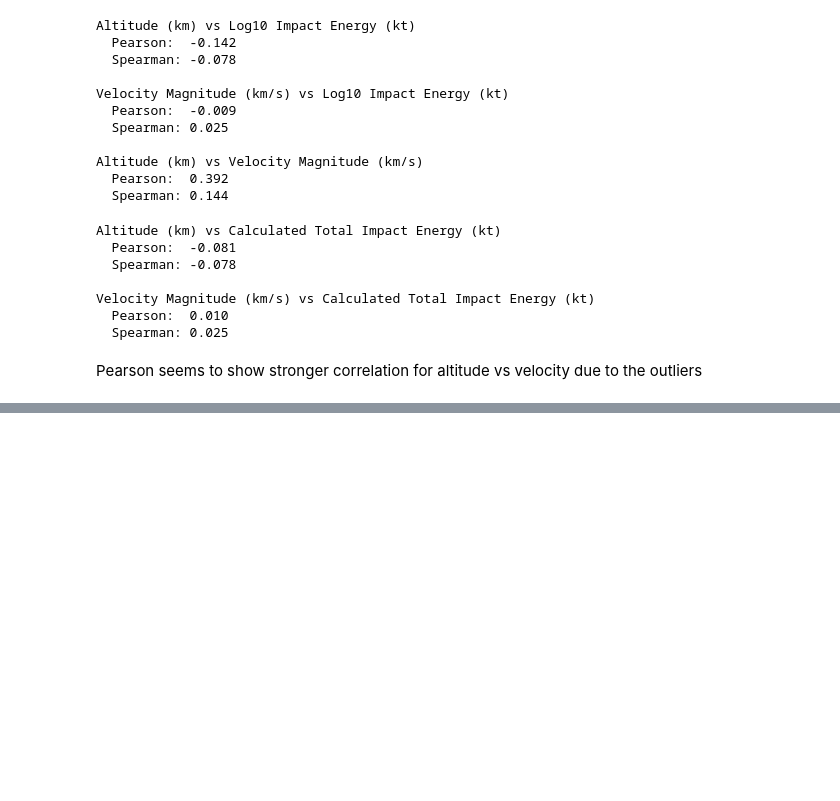
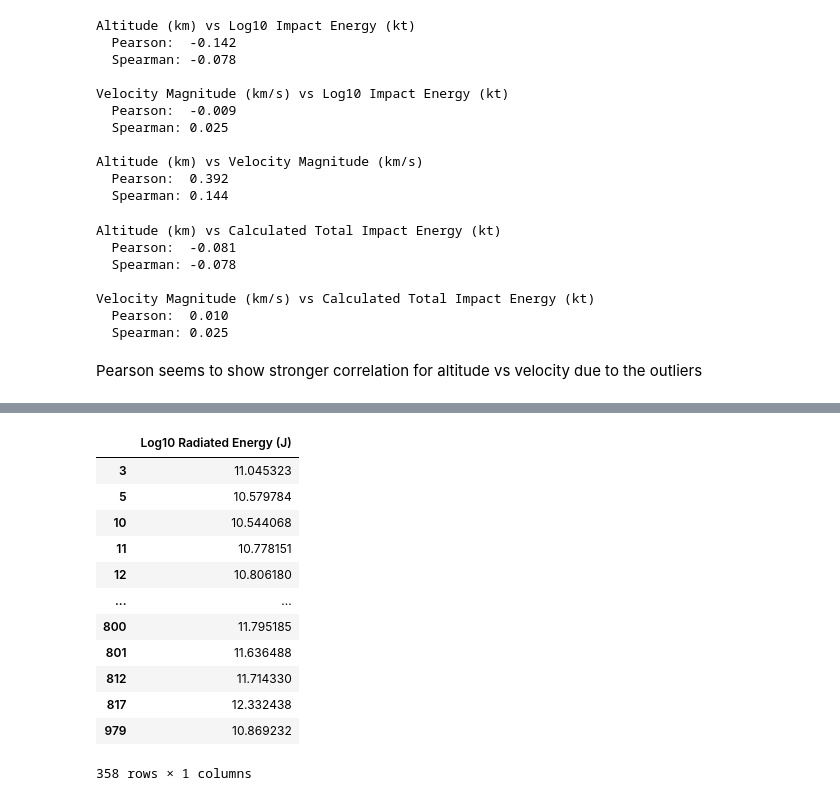
Before and after one commit to SepeZeus/TBA, a Jupyter notebook: fireball.ipynb, the cells around one changed output, grey strips where cells are left out. Saved outputs shown, nothing was run; the diff lists cells and outputs as text; code cells hidden in the pictures; blank space fills up the shorter version.

```diff
--- a/fireball.ipynb
+++ b/fireball.ipynb
@@ -403,0 +427,27 @@ Pearson seems to show stronger correlation for altitude vs velocity due to the o
+# %%
+from sklearn.model_selection import train_test_split
+from sklearn.linear_model import LinearRegression
+from sklearn.metrics import mean_squared_error, r2_score
+
+X = fireball_ml_simple[["Log10 Radiated Energy (J)"]]
+y = fireball_ml_simple[["Log10 Impact Energy (kt)"]]
+
+X_train, X_test, y_train, y_test = train_test_split(X, y, test_size=0.2, random_state=42)
+model = LinearRegression()
+model.fit(X_train, y_train)
+
+fireball_ml_simple[["Log10 Radiated Energy (J)"]]
+# %% [output]
+|  | Log10 Radiated Energy (J) |
+| 3 | 11.045323 |
+| 5 | 10.579784 |
+| 10 | 10.544068 |
+| 11 | 10.778151 |
+| 12 | 10.806180 |
+| ... | ... |
+| 800 | 11.795185 |
+| 801 | 11.636488 |
+| 812 | 11.714330 |
+| 817 | 12.332438 |
+| 979 | 10.869232 |
+358 rows × 1 columns
```
Also changed, not shown: parts of 5 cells of this notebook, 2 other files.
